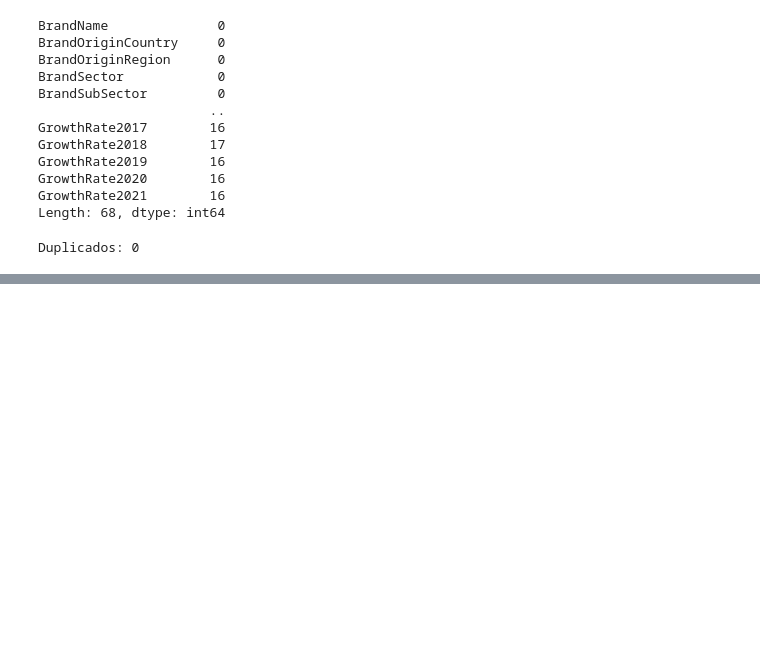
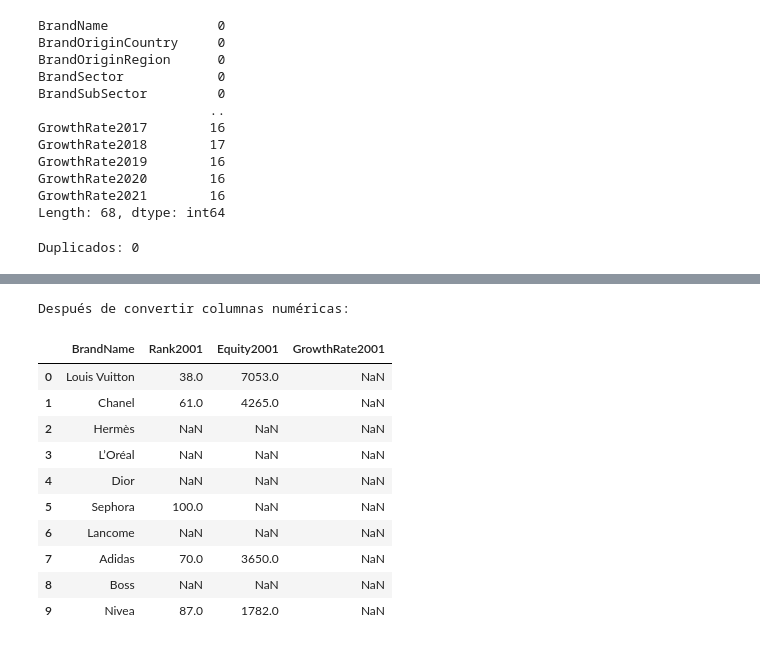
Before and after one commit to PaoAlonzo/data-engineering-and-analytics-lab, a Jupyter notebook: Tarea1/analisis.ipynb, the cells around one changed output, grey strips where cells are left out. Drawn from its saved outputs; the diff is of its cells as text; code cells hidden in the pictures; blank space fills up the shorter version.

```diff
--- a/Tarea1/analisis.ipynb
+++ b/Tarea1/analisis.ipynb
@@ -87,0 +88,22 @@ df = df_before.copy()
+# %%
+# 5. Limpiar textos en las columnas
+import re
+
+def norm_text(x):
+    if pd.isna(x):
+        return x
+    return re.sub(r"\s+", " ", str(x)).strip().title()
+
+text_cols = [
+    "BrandName",
+    "BrandOriginCountry",
+    "BrandOriginRegion",
+    "BrandSector",
+    "BrandSubSector"
+]
+
+for col in text_cols:
+    df[col] = df[col].apply(norm_text)
+
+print("\nDatos después de limpiar texto:")
+print(df[text_cols].head())
@@ -87,0 +118,23 @@ df = df_before.copy()
+# %%
+# 6. Convertir las columnas numéricas correctamente en este caso rank, equity y grow rate
+for col in df.columns:
+    if col.startswith("Rank") or col.startswith("Equity") or col.startswith("GrowthRate"):
+        df[col] = pd.to_numeric(df[col], errors="coerce")
+
+print("\nDespués de convertir columnas numéricas:")
+df[["BrandName", "Rank2001", "Equity2001", "GrowthRate2001"]].head(10)
+
+# observacion!!!  el NaN en las columnas numéricas se debe a que había valores no numéricos o vacíos que se convirtieron a NaN al usar pd.to_numeric con errors="coerce". Estos NaN indican que esos registros no tenían un valor numérico válido en esas columnas.
+# %% [output]
+Después de convertir columnas numéricas:
+|  | BrandName | Rank2001 | Equity2001 | GrowthRate2001 |
+| 0 | Louis Vuitton | 38.0 | 7053.0 | NaN |
+| 1 | Chanel | 61.0 | 4265.0 | NaN |
+| 2 | Hermès | NaN | NaN | NaN |
+| 3 | L’Oréal | NaN | NaN | NaN |
+| 4 | Dior | NaN | NaN | NaN |
+| 5 | Sephora | 100.0 | NaN | NaN |
+| 6 | Lancome | NaN | NaN | NaN |
+| 7 | Adidas | 70.0 | 3650.0 | NaN |
+| 8 | Boss | NaN | NaN | NaN |
+| 9 | Nivea | 87.0 | 1782.0 | NaN |
```
Also changed, not shown: parts of 6 cells of this notebook.
